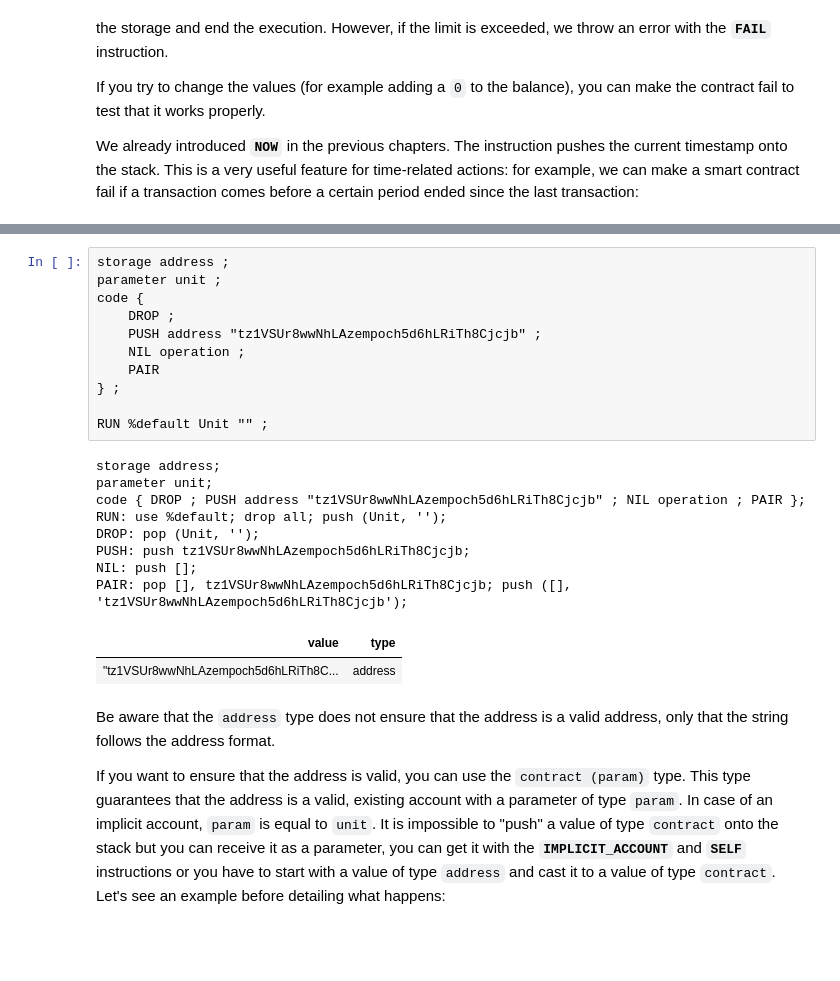
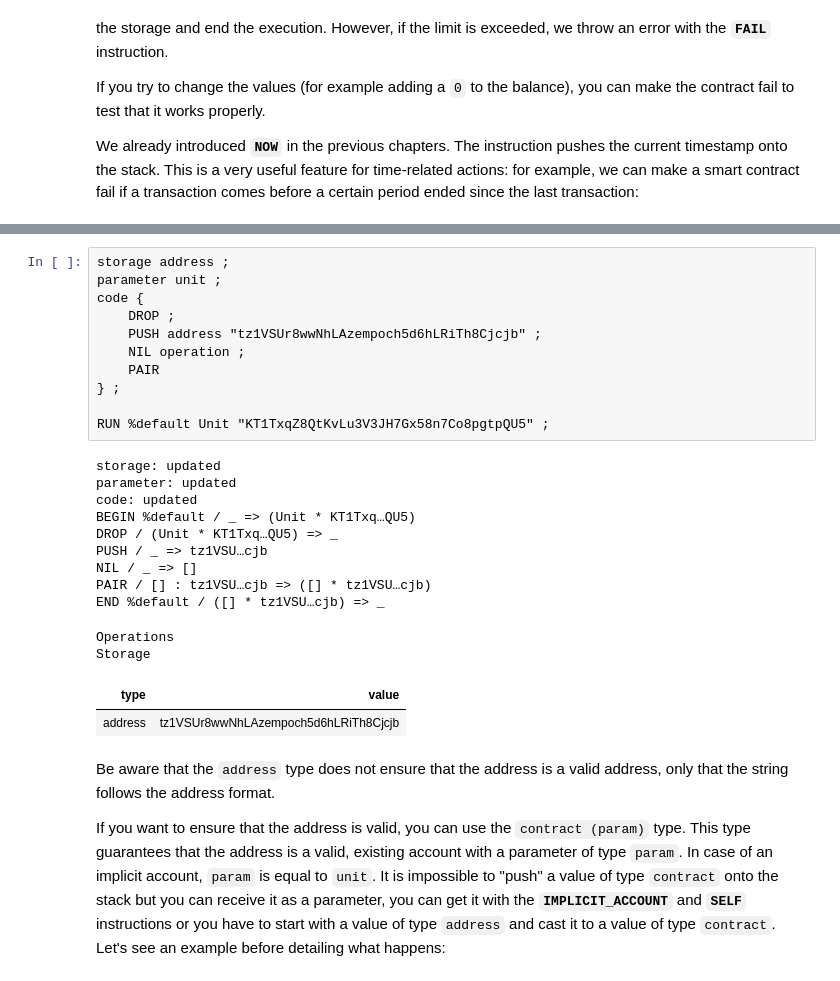
Before and after one commit to baking-bad/michelson-labs, a Jupyter notebook: notebooks/tutorials/05/05_mutez_timestamp_amount_balance_now.ipynb, the cells around one changed output, grey strips where cells are left out. Cells and saved outputs as stored; diff of their text form; blank space fills up the shorter version.

Commit message:
Fix notebooks (unorder set/map keys and empty addresses)

```diff
--- a/notebooks/tutorials/05/05_mutez_timestamp_amount_balance_now.ipynb
+++ b/notebooks/tutorials/05/05_mutez_timestamp_amount_balance_now.ipynb
@@ -328,25 +345,28 @@ Let's start from the beginning, with the `address` type. `address` is a type in
 # %%
 storage address ;
 parameter unit ;
 code {
     DROP ;
     PUSH address "tz1VSUr8wwNhLAzempoch5d6hLRiTh8Cjcjb" ;
     NIL operation ;
     PAIR
 } ;
 
-RUN %default Unit "" ;
+RUN %default Unit "KT1TxqZ8QtKvLu3V3JH7Gx58n7Co8pgtpQU5" ;
 # %% [output]
-storage address;
-parameter unit;
-code { DROP ; PUSH address "tz1VSUr8wwNhLAzempoch5d6hLRiTh8Cjcjb" ; NIL operation ; PAIR };
-RUN: use %default; drop all; push (Unit, '');
-DROP: pop (Unit, '');
-PUSH: push tz1VSUr8wwNhLAzempoch5d6hLRiTh8Cjcjb;
-NIL: push [];
-PAIR: pop [], tz1VSUr8wwNhLAzempoch5d6hLRiTh8Cjcjb; push ([], 'tz1VSUr8wwNhLAzempoch5d6hLRiTh8Cjcjb');
+storage: updated
+parameter: updated
+code: updated
+BEGIN %default / _ => (Unit * KT1Txq…QU5)
+DROP / (Unit * KT1Txq…QU5) => _
+PUSH / _ => tz1VSU…cjb
+NIL / _ => []
+PAIR / [] : tz1VSU…cjb => ([] * tz1VSU…cjb)
+END %default / ([] * tz1VSU…cjb) => _
+Operations
+Storage
-| value | type |
-| "tz1VSUr8wwNhLAzempoch5d6hLRiTh8C... | address |
+| type | value |
+| address | tz1VSUr8wwNhLAzempoch5d6hLRiTh8Cjcjb |
 # %% [markdown]
 Be aware that the `address` type does not ensure that the address is a valid address, only that the string follows the address format.
 
```
Also changed, not shown: parts of 22 cells of this notebook, 1 other file.
